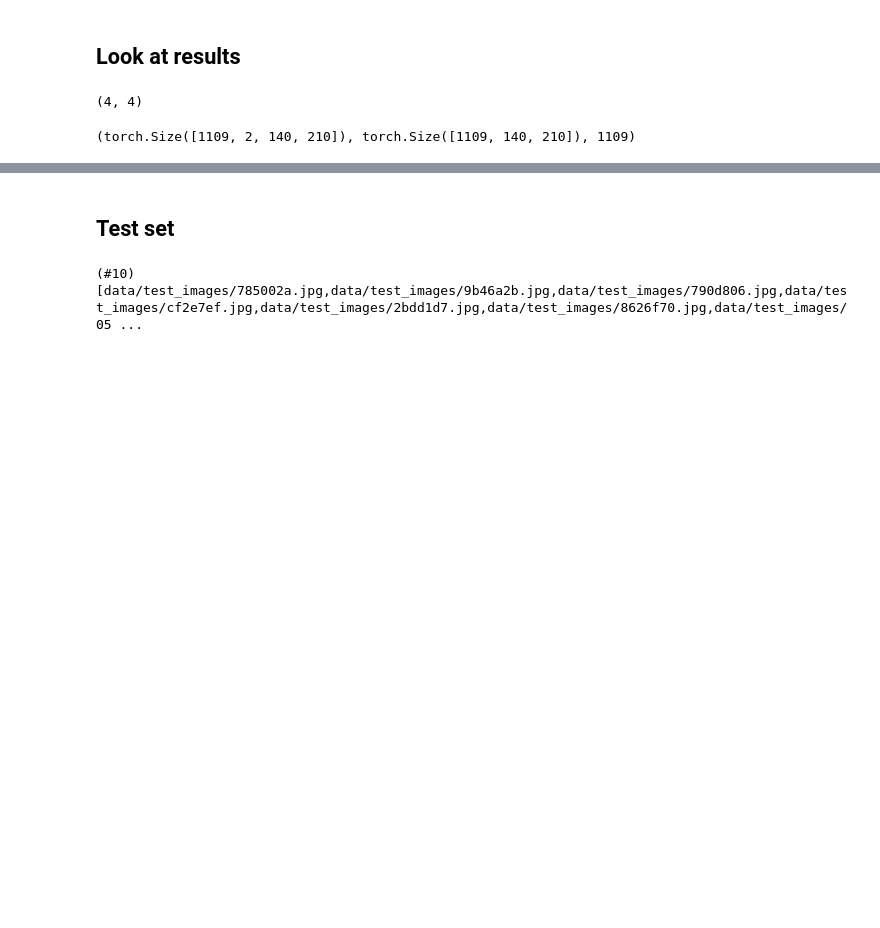
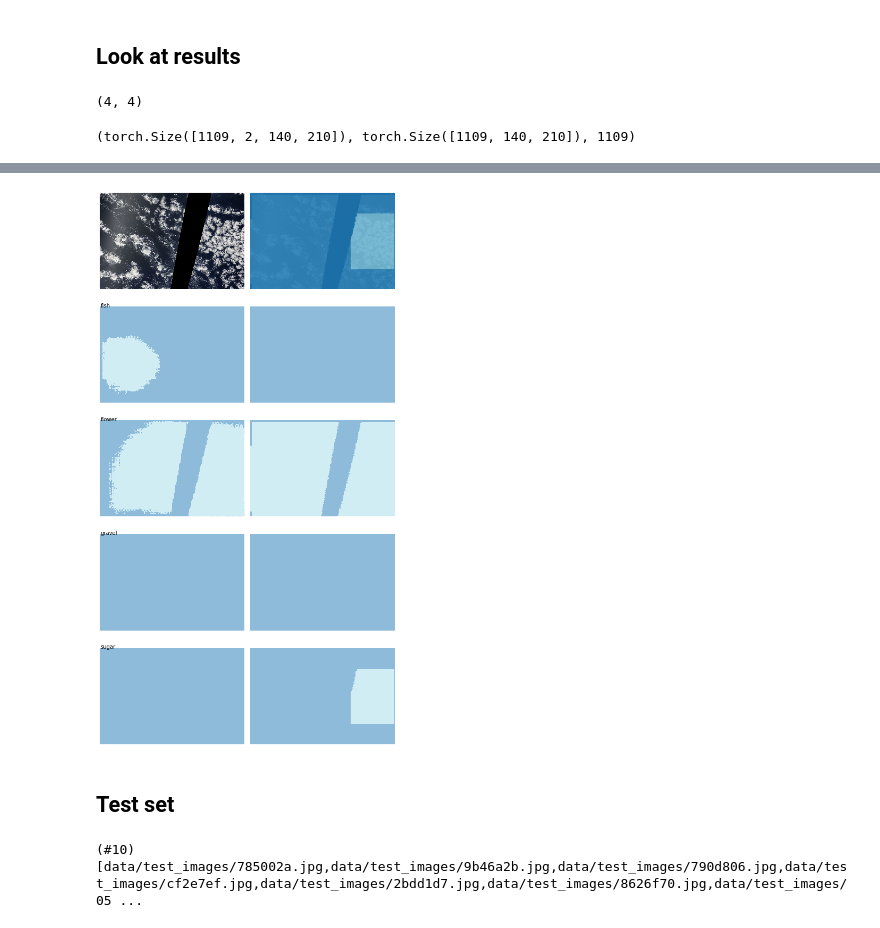
Before and after one commit to qAp/kgl_clouds, a Jupyter notebook: multicloudtype-gcp.ipynb, the cells around one changed output, grey strips where cells are left out. Drawn from its saved outputs; the diff is of its cells as text; code cells hidden in the pictures; blank space fills up the shorter version.

```diff
--- a/multicloudtype-gcp.ipynb
+++ b/multicloudtype-gcp.ipynb
@@ -610,3 +618,23 @@ torch.bool
+# %%
+def preds2predmasks(preds): return tuple(o.argmax(dim=1) for o in preds)
+# %%
+def show_image_pred_targ(learn, predmasks, targs, idx=0):
+    # Note: preds, targs = learn.get_preds()
+    fig, axs = plt.subplots(nrows=5, ncols=2, figsize=(8, 15))
+    for i, (cat, ax) in enumerate(zip(CATS, axs[1:])):
+        PILMask.create(predmasks[i][idx] == 1).show(ctx=ax[0])
+        PILMask.create(targs[i][idx] == 1).show(ctx=ax[1])
+        ax[0].text(x=.5, y=.5, s=cat)
+    learn.dbunch.valid_ds[idx][0].show(ctx=axs[0][0])
+    learn.dbunch.show(learn.dbunch.valid_ds[idx], ctx=axs[0][1])
+    plt.tight_layout()
+    return fig, axs
+# %%
+predmasks = preds2predmasks(preds)
+# %%
+fig, axs = show_image_pred_targ(learn, predmasks, targs, idx=23)
+# %% [output]
+[figure, added]
 # %% [markdown]
 ## Test set
 # %%
```
Also changed, not shown: parts of 10 cells of this notebook.
